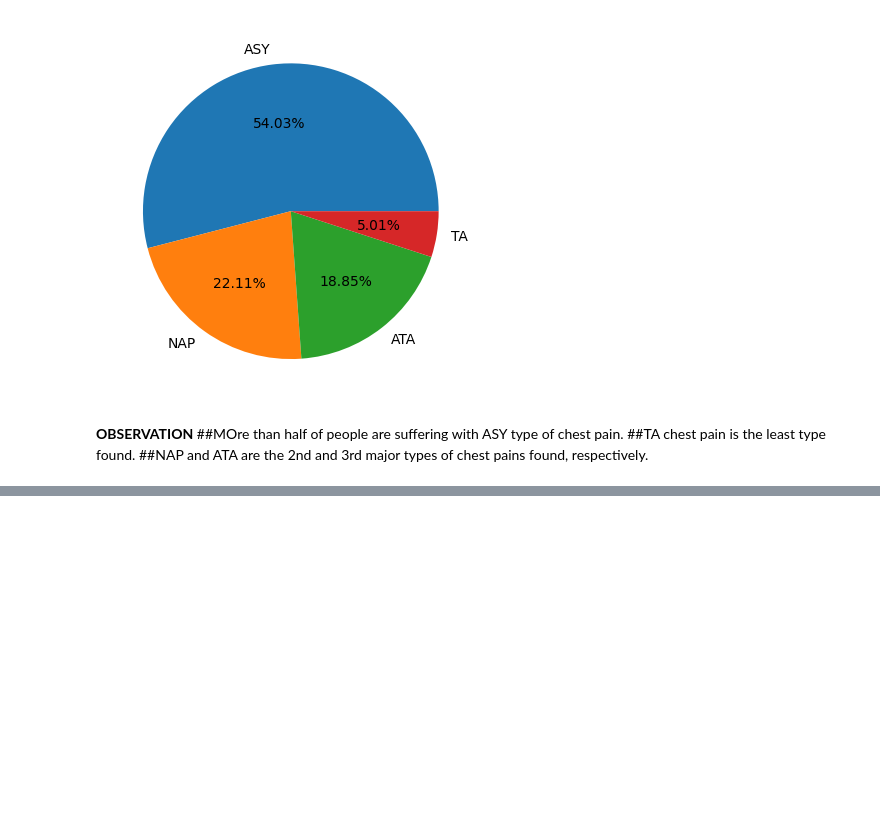
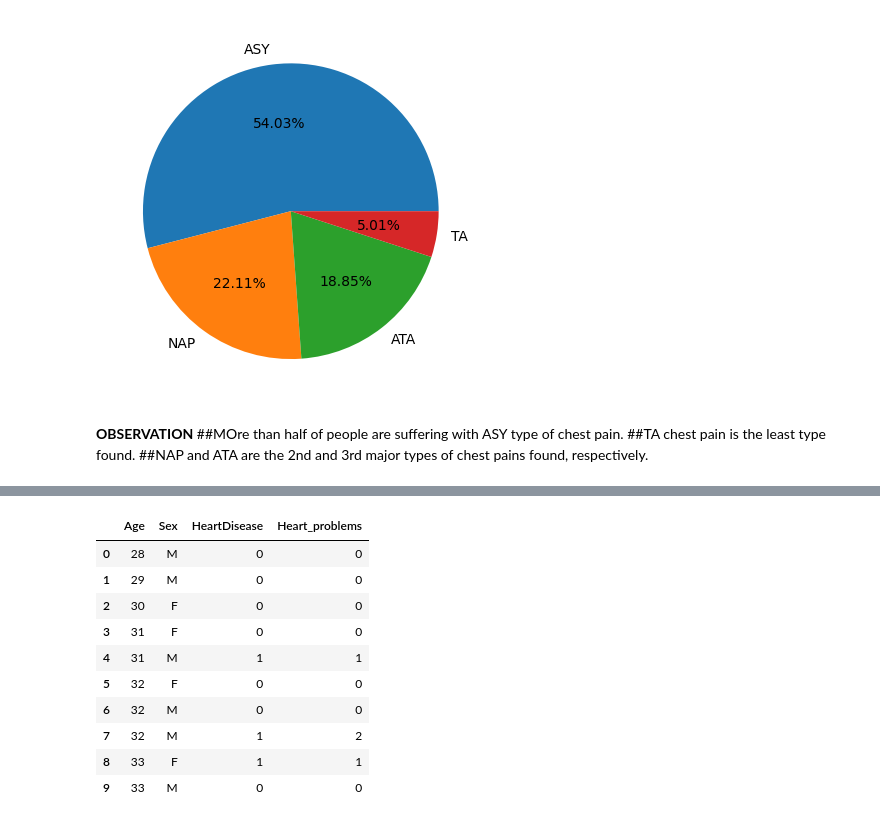
Before and after one commit to AnshulKumar79/Revising-Python-and-OOPs, a Jupyter notebook: Exploratory_data_analysis.ipynb, the cells around one changed output, grey strips where cells are left out. Drawn from its saved outputs; the diff is of its cells as text; code cells hidden in the pictures; blank space fills up the shorter version.

```diff
--- a/Exploratory_data_analysis.ipynb
+++ b/Exploratory_data_analysis.ipynb
@@ -150,0 +170,14 @@ plt.pie(chest_pain_freq, labels=chest_pain_types,autopct="%1.2f%%")
+# %%
+heart_problems.head(10)
+# %% [output]
+|  | Age | Sex | HeartDisease | Heart_problems |
+| 0 | 28 | M | 0 | 0 |
+| 1 | 29 | M | 0 | 0 |
+| 2 | 30 | F | 0 | 0 |
+| 3 | 31 | F | 0 | 0 |
+| 4 | 31 | M | 1 | 1 |
+| 5 | 32 | F | 0 | 0 |
+| 6 | 32 | M | 0 | 0 |
+| 7 | 32 | M | 1 | 2 |
+| 8 | 33 | F | 1 | 1 |
+| 9 | 33 | M | 0 | 0 |
```
Also changed, not shown: parts of 3 cells of this notebook.
